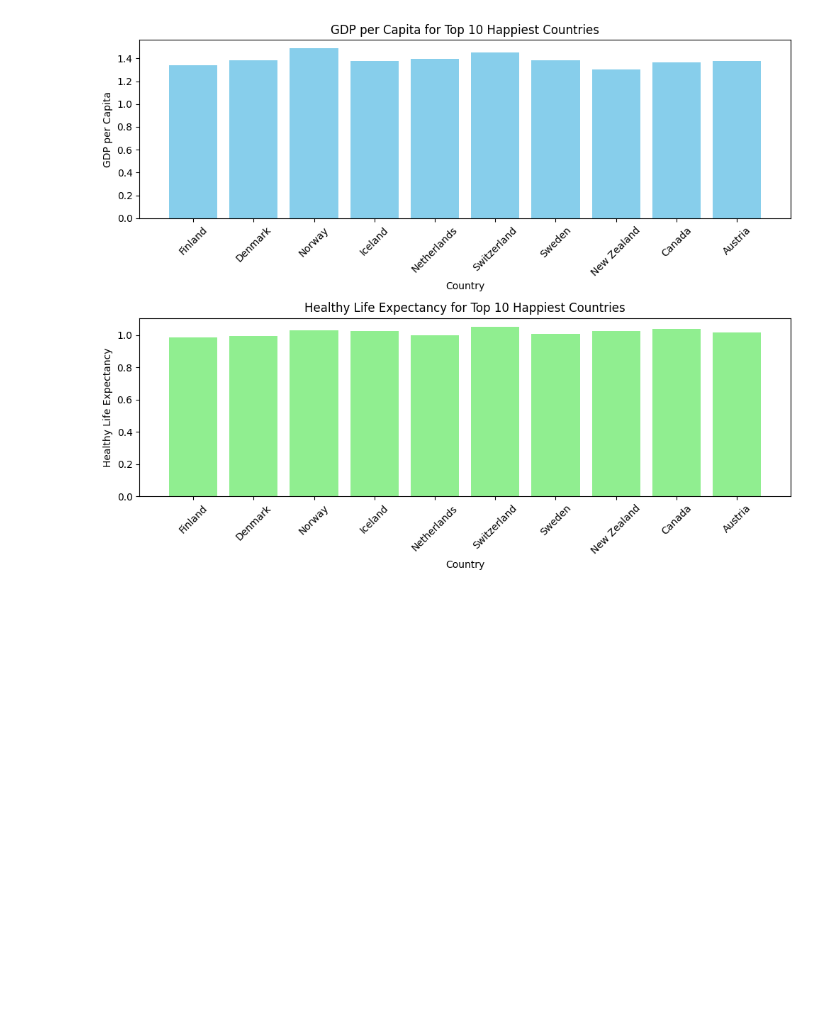
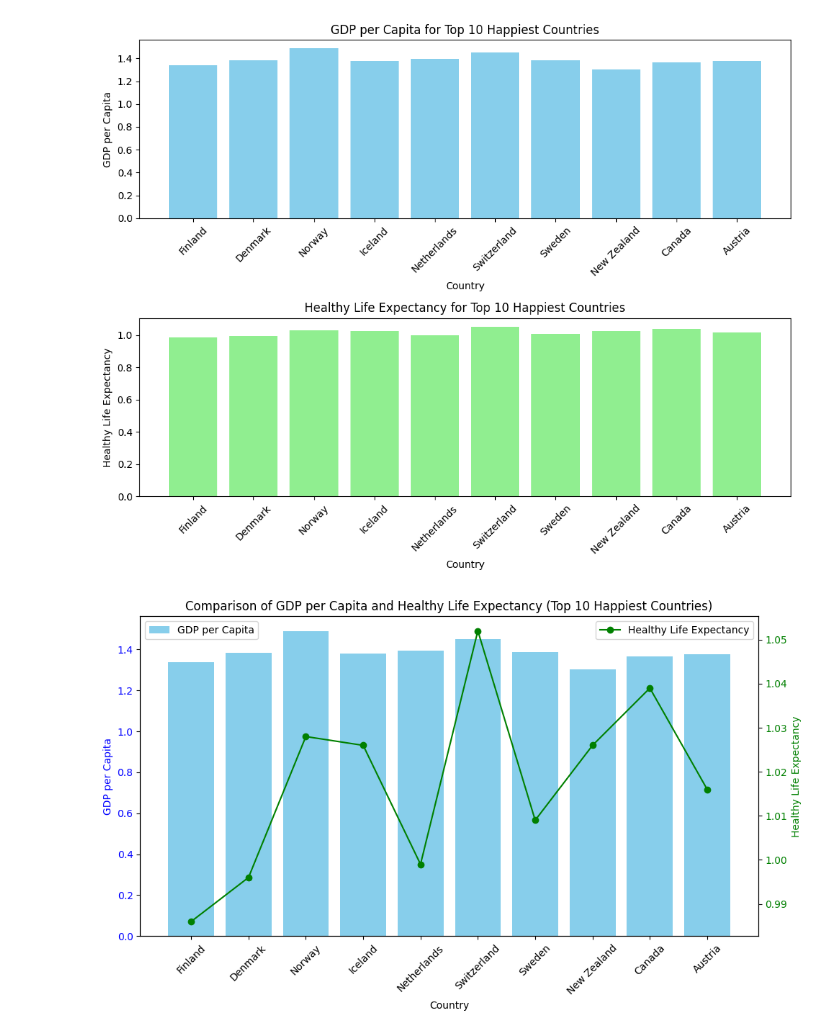
Before and after one commit to m3Zentrovoy/DI-BOOTCAMP, a Jupyter notebook: W3/D4/Exeecise/daily.ipynb, the cells around one changed output. Saved outputs shown, nothing was run; the diff lists cells and outputs as text; code cells hidden in the pictures; blank space fills up the shorter version.

```diff
--- a/W3/D4/Exeecise/daily.ipynb
+++ b/W3/D4/Exeecise/daily.ipynb
@@ -54,3 +54,40 @@ plt.tight_layout()
 plt.show()
 # %% [output]
 [figure]
+# %%
+import pandas as pd
+import matplotlib.pyplot as plt
+
+# Select top 10 countries based on Score for better readability
+top_countries = df.sort_values(by='Score', ascending=False).head(10)
+
+# Create a figure and axis
+fig, ax1 = plt.subplots(figsize=(10, 6))
+
+# Plot 1: Bar plot for GDP per Capita
+ax1.bar(top_countries['Country or region'], top_countries['GDP per capita'], color='skyblue', label='GDP per Capita')
+ax1.set_xlabel('Country')
+ax1.set_ylabel('GDP per Capita', color='blue')
+ax1.tick_params(axis='y', labelcolor='blue')
+ax1.tick_params(axis='x', rotation=45)
+
+# Create a second y-axis for the line plot
+ax2 = ax1.twinx()
+ax2.plot(top_countries['Country or region'], top_countries['Healthy life expectancy'], color='green', marker='o', label='Healthy Life Expectancy')
+ax2.set_ylabel('Healthy Life Expectancy', color='green')
+ax2.tick_params(axis='y', labelcolor='green')
+
+# Add a title
+plt.title('Comparison of GDP per Capita and Healthy Life Expectancy (Top 10 Happiest Countries)')
+
+# Add legends
+ax1.legend(loc='upper left')
+ax2.legend(loc='upper right')
+
+# Adjust layout to prevent overlap
+plt.tight_layout()
+
+# Display the plot
+plt.show()
+# %% [output]
+[figure, added]
```
Also changed, not shown: 1 other file.
